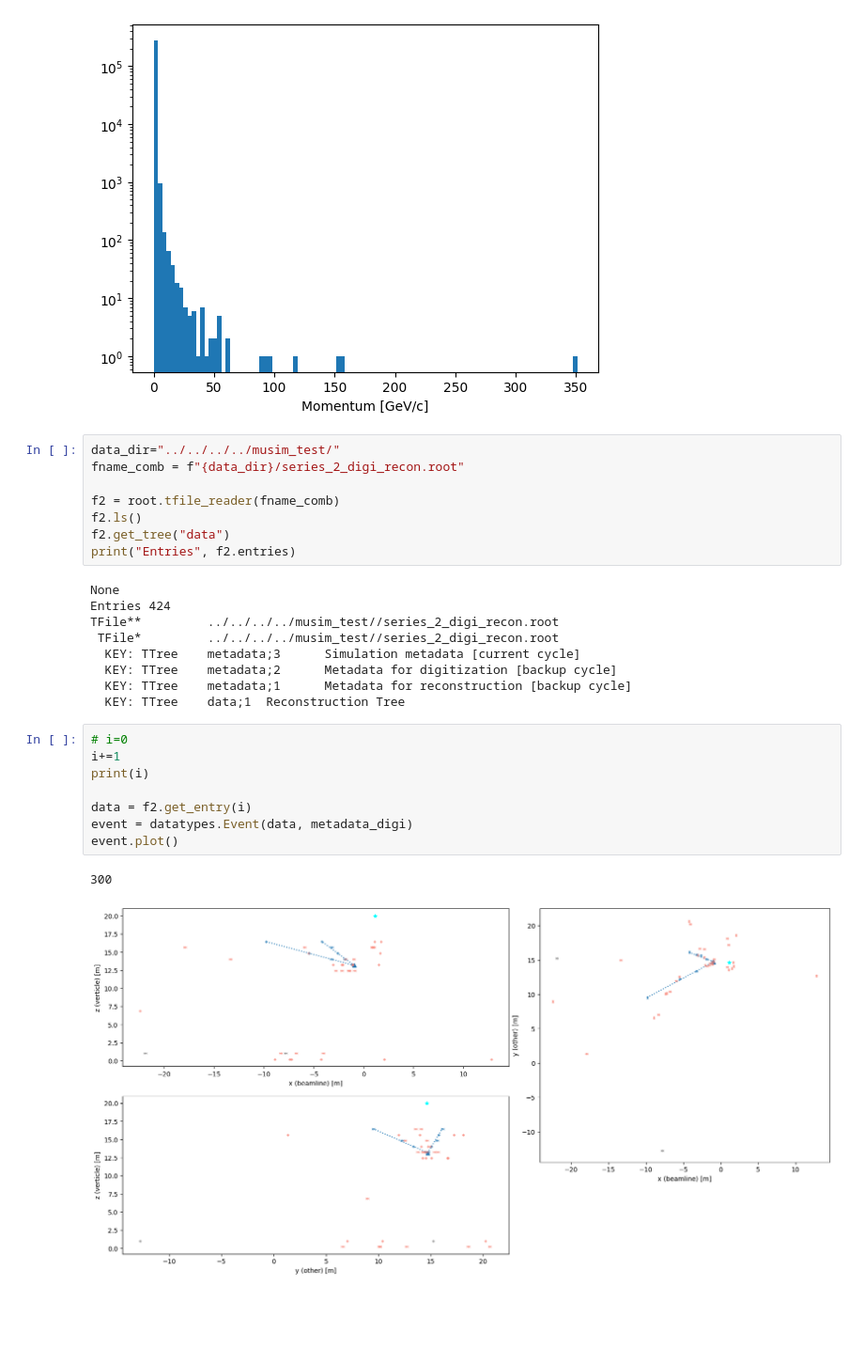
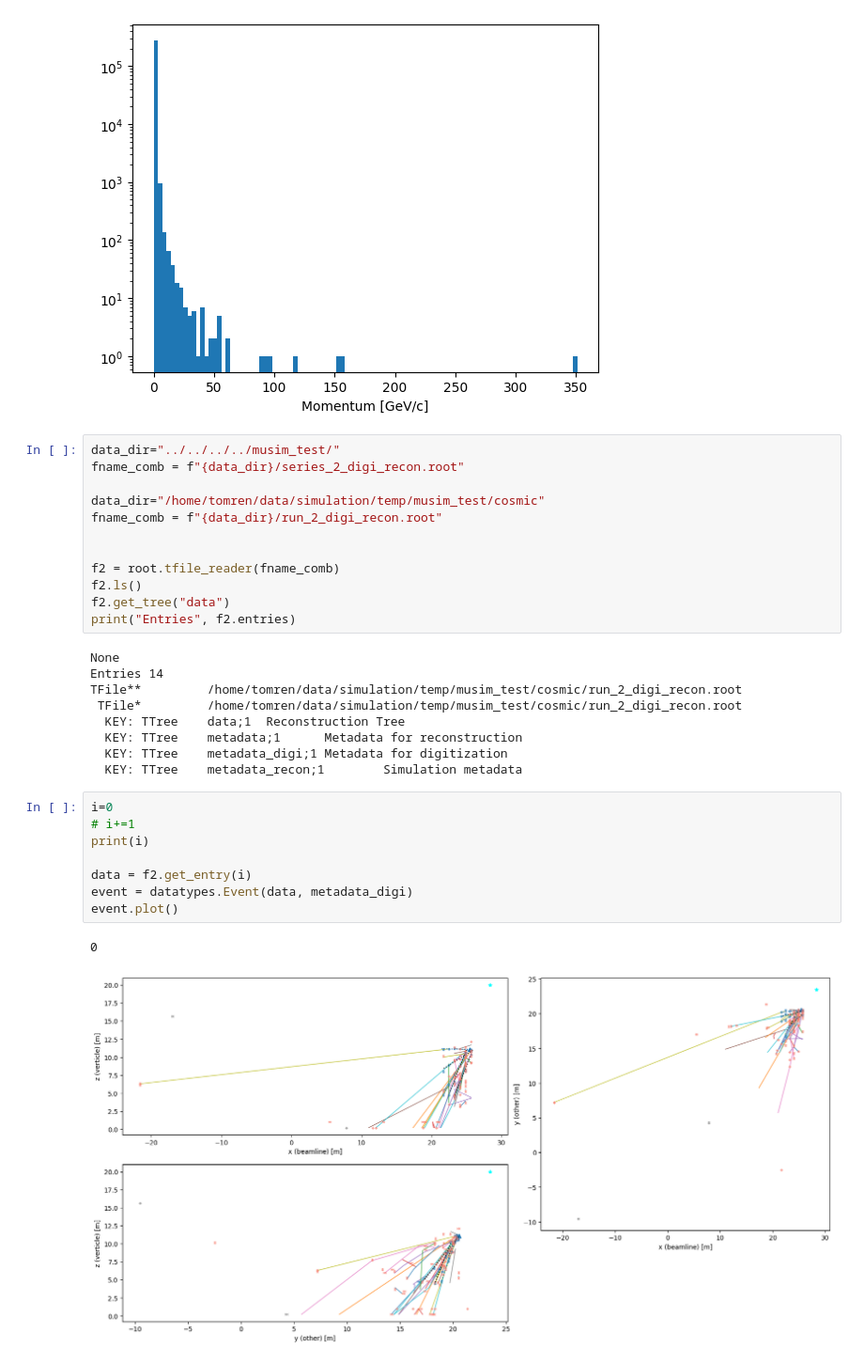
Before and after one commit to EdmondRen/mathusla-newsim, a Jupyter notebook: studies/mathusla40/cosmic_n/1.running_neutron_batches.ipynb, the cells around one changed output. Shown at 94% size. Drawn from its saved outputs; the diff is of its cells as text; blank space fills up the shorter version.

```diff
--- a/studies/mathusla40/cosmic_n/1.running_neutron_batches.ipynb
+++ b/studies/mathusla40/cosmic_n/1.running_neutron_batches.ipynb
@@ -184,6 +184,10 @@ Text(0.5, 0, 'Momentum [GeV/c]')
 # %%
 data_dir="../../../../musim_test/"
 fname_comb = f"{data_dir}/series_2_digi_recon.root"
+
+data_dir="/home/tomren/data/simulation/temp/musim_test/cosmic"
+fname_comb = f"{data_dir}/run_2_digi_recon.root"
+
 
 f2 = root.tfile_reader(fname_comb)
 f2.ls()
@@ -191,21 +195,21 @@ f2.get_tree("data")
 print("Entries", f2.entries)
 # %% [output]
 None
-Entries 424
-TFile**         ../../../../musim_test//series_2_digi_recon.root
- TFile*         ../../../../musim_test//series_2_digi_recon.root
-  KEY: TTree    metadata;3      Simulation metadata [current cycle]
-  KEY: TTree    metadata;2      Metadata for digitization [backup cycle]
-  KEY: TTree    metadata;1      Metadata for reconstruction [backup cycle]
+Entries 14
+TFile**         /home/tomren/data/simulation/temp/musim_test/cosmic/run_2_digi_recon.root
+ TFile*         /home/tomren/data/simulation/temp/musim_test/cosmic/run_2_digi_recon.root
   KEY: TTree    data;1  Reconstruction Tree
+  KEY: TTree    metadata;1      Metadata for reconstruction
+  KEY: TTree    metadata_digi;1 Metadata for digitization
+  KEY: TTree    metadata_recon;1        Simulation metadata
 # %%
-# i=0
-i+=1
+i=0
+# i+=1
 print(i)
 
 data = f2.get_entry(i)
 event = datatypes.Event(data, metadata_digi)
 event.plot()
 # %% [output]
-300
+0
-[figure, old version]
+[figure, new version]
```
Also changed, not shown: 4 other files.
